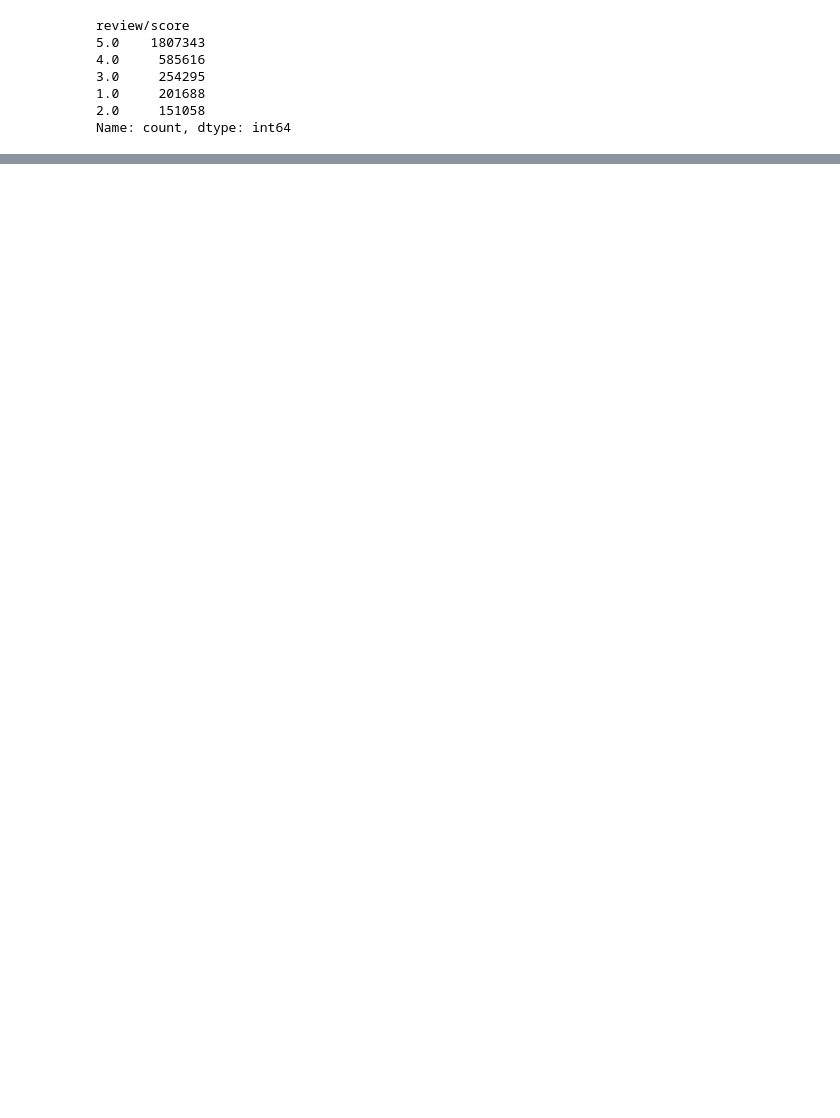
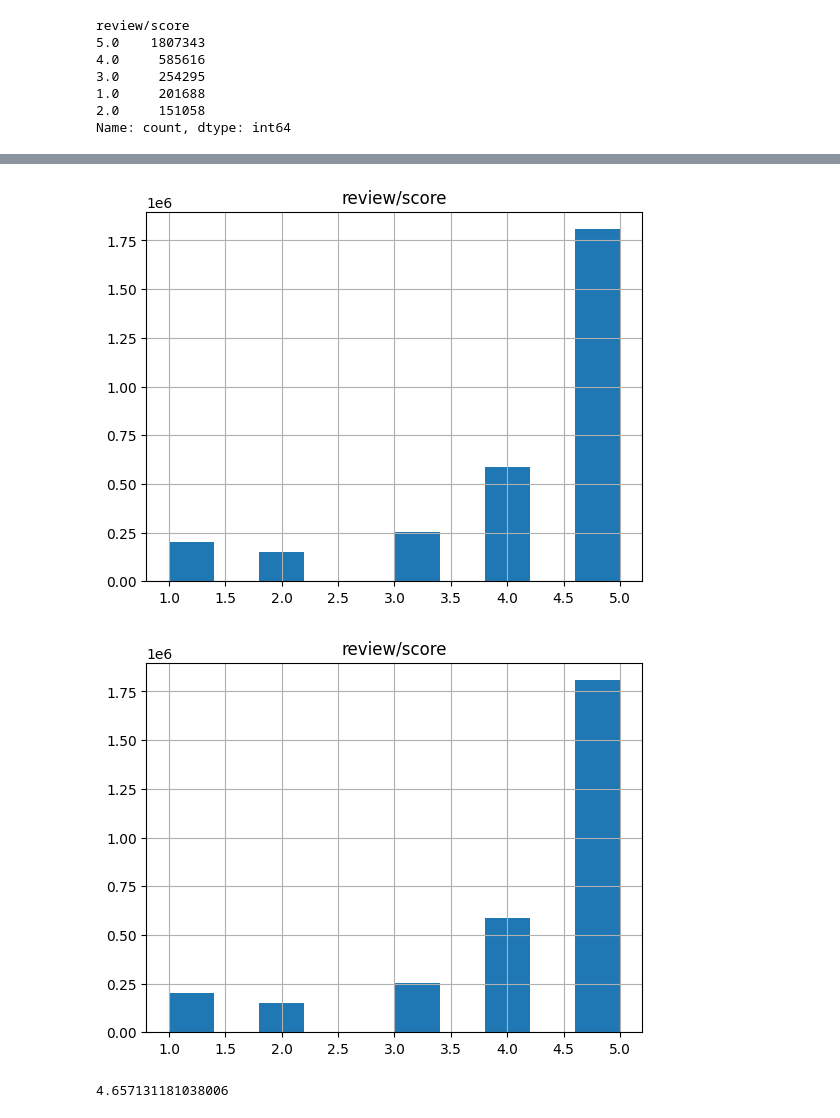
Before and after one commit to arnaldochm/final_project_nlp, a Jupyter notebook: notebooks/notebook.ipynb, the cells around one changed output, grey strips where cells are left out. Cells and saved outputs as stored; diff of their text form; code cells hidden in the pictures; blank space fills up the shorter version.

```diff
--- a/notebooks/notebook.ipynb
+++ b/notebooks/notebook.ipynb
@@ -194,0 +213,10 @@ dtype: int64
+# %%
+df_rating_processed.hist(column=['review/score'])
+plt.show()
+# %% [output]
+[figure, added]
+[figure, added]
+# %%
+df_rating_processed[df_rating_processed['Title']== 'The Hobbit']['review/score'].mean()
+# %% [output]
+4.657131181038006
```
Also changed, not shown: parts of 16 cells of this notebook.
